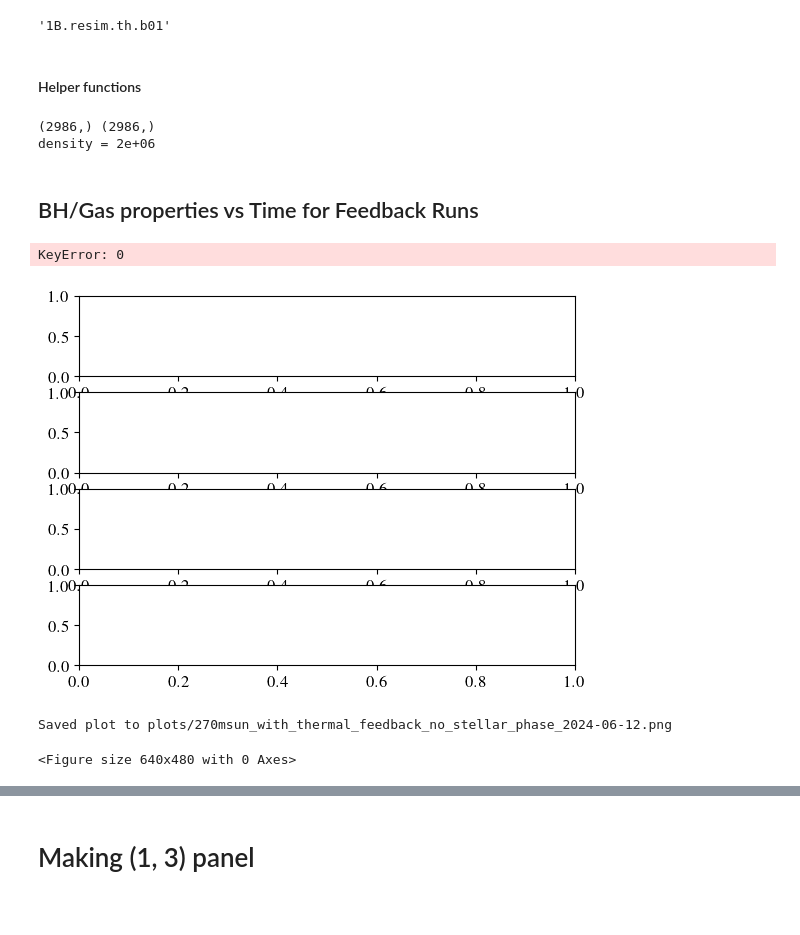
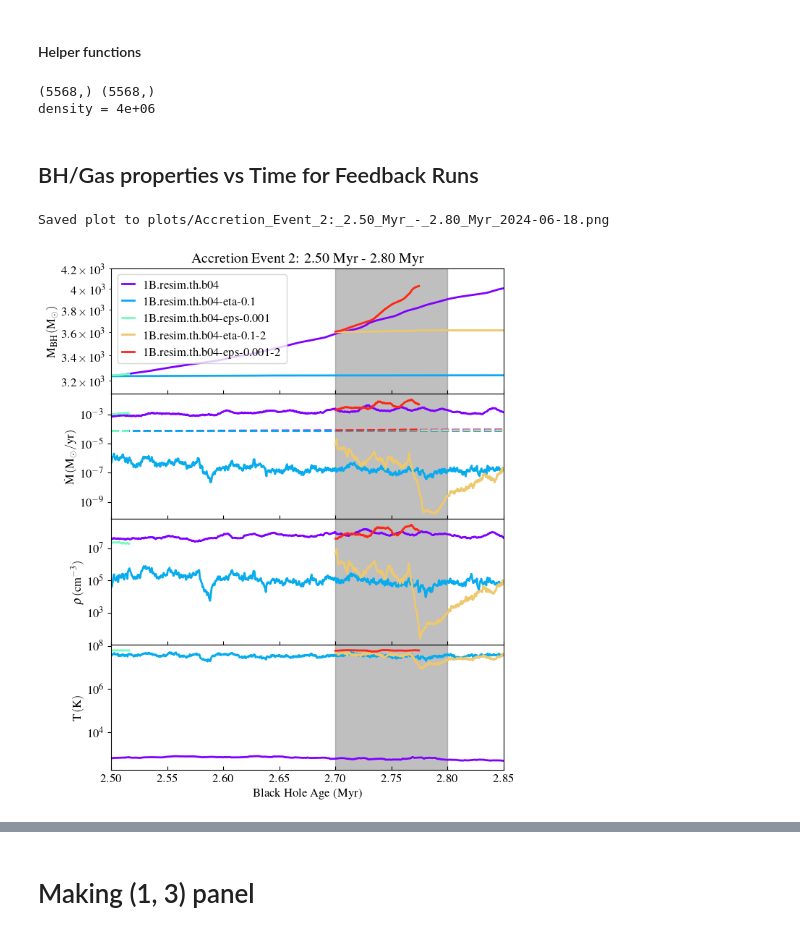
Before and after one commit to simonetgordon/smartstar_simulation_analysis, a Jupyter notebook: python_scripts/csv-data-plotting/plot_mass_growth.ipynb, the cells around one changed output, grey strips where cells are left out. Cells and saved outputs as stored; diff of their text form; code cells hidden in the pictures.

```diff
--- a/python_scripts/csv-data-plotting/plot_mass_growth.ipynb
+++ b/python_scripts/csv-data-plotting/plot_mass_growth.ipynb
@@ -44,22 +22,3 @@ yt : [INFO     ] 2024-06-13 09:38:42,191 Parameters: hubble_constant           =
-# %%
-data_files = ['data_files/data-1B.RSb01-2.csv',
-              #'data_files/data-2B.RSb01.csv',
-              'data_files/data-1B.resim.th.b01.csv']
-
-def extract_filename_parts(file_paths):
-    extracted_parts = []
-    for path in file_paths:
-        # Extract the base name of the file (e.g., 'data-1B.resim.th.b01-3-eta-0.1.csv')
-        base_name = os.path.basename(path)
-        # Remove the prefix 'data-' and the file extension '.csv'
-        clean_name = base_name.replace('data-', '').rsplit('.', 1)[0]
-        extracted_parts.append(clean_name)
-    return extracted_parts
-
-label = extract_simulation_name_from_csv(data_files[1])
-label
-# %% [output]
-'1B.resim.th.b01'
 # %% [markdown]
 #### Helper functions
 # %%
@@ -130,19 +100,24 @@ window_size = 100
 setup_plot_env(fontsize, linewidth)
 num_subplots = 4
 #title = '270msun resimulated from 31.7 Myr with thermal feedback'
-title = '270msun with thermal feedback (no stellar phase)'
+title = 'Accretion Event 2: 2.50 Myr - 2.80 Myr'
 
 # Load the CSV file into a DataFrame
 data_files = [#'data_files/data-1B.RSb04.csv',
               #'data_files/data-2B.RSb01.csv',
               #'data_files/data-1B.resim.th.b01.csv'
-    'data_files/data-1B.resim.th.b01-3-eta-0.1.csv',
-    'data_files/data-1B.resim.th.b01-3-eta-0.01.csv',
-    #'data_files/data-fb-radius=10dx-eta-0.01.csv',
-    'data_files/data-fb-radius=20dx-eta-0.01.csv',
-    'data_files/data-1B.resim.th.b01-3-eps-0.001.csv',
-    'data_files/data-1B.resim.th.b01-3-eps-0.0001.csv',
-    'data_files/data-1B.RSb01-2.csv'
+    # 'data_files/data-1B.resim.th.b01-3-eta-0.1.csv',
+    # 'data_files/data-1B.resim.th.b01-3-eta-0.01.csv',
+    # 'data_files/data-fb-radius=10dx-eta-0.01.csv',
+    # 'data_files/data-fb-radius=20dx-eta-0.01.csv',
+    # 'data_files/data-1B.resim.th.b01-3-eps-0.001.csv',
+    # 'data_files/data-1B.resim.th.b01-3-eps-0.0001.csv',
+    # 'data_files/data-1B.RSb01-2.csv'
+    'data_files/data-1B.resim.th.b04.csv',
+    'data_files/data-1B.resim.th.b04-eta-0.1.csv',
+    'data_files/data-1B.resim.th.b04-eps-0.001.csv',
+    'data_files/data-1B.resim.th.b04-eta-0.1-2.csv',
+    'data_files/data-1B.resim.th.b04-eps-0.001-2.csv',
     # 'data_files/data-1B.RSb01-2.csv',
     # 'data_files/data-1B.th.bf128.csv',
     # 'data_files/data-1B.th.bf128-eps-0.01.csv',
@@ -172,8 +147,8 @@ print(f"density = {rho:.0e}")
 mh = 1.6735e-24 # hydrogen mass in g
 t_ff = dynamical_timescale_ff(rho*mh)/3.15576e13
 # %% [output]
-(2986,) (2986,)
-density = 2e+06
+(5568,) (5568,)
+density = 4e+06
 # %% [markdown]
 ## BH/Gas properties vs Time for Feedback Runs
 # %%
@@ -210,43 +185,47 @@ for j, data_file in enumerate(data_files):
 
 # Force x-axis ticks to appear on all subplots
 for i, ax in enumerate(axs):
     ax.tick_params(axis='x', which='both', bottom=True, top=False, labelbottom=True, direction="in")
-    ax.set_xlim([31.70, 31.95]) # set xlim
+    ax.set_xlim([2.50, 2.85]) # set xlim [31.70, 31.95], [2.50, 2.85] for accretion event 2
     ax.set_xticklabels([]) if i < 3 else None
+
+# Add shaded region for 'Accretion Event'
+for ax in axs:
+    ax.axvspan(2.70, 2.80, color='gray', alpha=0.5)
+#axs[0].text(2.75, 0.66*axs[0].get_ylim()[1], 'Accretion Event', horizontalalignment='center', verticalalignment='center')
 
 # Set y-axis limits
 axs[0].set_yscale('log')
 axs[1].set_yscale('log')
 axs[2].set_yscale('log')
 axs[3].set_yscale('log')
-axs[0].set_ylim([6.02e4, 6.15e4])
-axs[2].set_ylim([5e4, 1e7])
+axs[0].set_ylim([3.1e3, 4.2e3]) # 6.02e4, 6.15e4, 2.2e3, 5e3
+# axs[2].set_ylim([5e4, 1e7])
 
 # Set labels
 axs[0].set_ylabel(r"$\rm M_{BH} \, (M_{\odot})$", fontdict=None)
 axs[1].set_ylabel(r"$\rm \dot{M} \, (M_{\odot}/yr)$", fontdict=None)
 axs[2].set_ylabel(r"$\rm \rho \, (cm^{-3})$", fontdict=None)
 axs[3].set_ylabel(r"$\rm T \, (K)$", fontdict=None)
 if age_units == "t_cs":
     axs[-1].set_xlabel(r'$t_{{c_s}} (t_{{c_s}} = {:.0e}$ Myr, line \ {})'.format(t_cs.mean(), rho_index+1), fontdict=None)
 elif age_units == "t_ff":
     axs[-1].set_xlabel(r'$t_{{ff}} (\rho = {:.0e}, line \ {})$'.format(rho, rho_index+1), fontdict=None)
 else:
     axs[-1].set_xlabel('Black Hole Age (Myr)', fontdict=None)
 
 # legend and title
 axs[0].legend(fontsize=fontsize, ncol=1, loc="upper left", handlelength=1) # "lower right" for no-sn
 axs[0].set_title(title)
 fig.subplots_adjust(wspace=0, hspace=0)
 fig.set_size_inches(7, 9)
+
+SAVE = True
+if SAVE:
+    timestamp = datetime.datetime.now().strftime("%Y-%m-%d")
+    figname = title.replace(' ', '_').replace('(', '').replace(')', '') + f"_{timestamp}"
+    plt.savefig(f'plots/{figname}.png', dpi=300, bbox_inches='tight')
+    print(f"Saved plot to plots/{figname}.png")
 # %% [output]
-KeyError: 0
+Saved plot to plots/Accretion_Event_2:_2.50_Myr_-_2.80_Myr_2024-06-18.png
-[figure, old version]
+[figure, new version]
-# %%
-timestamp = datetime.datetime.now().strftime("%Y-%m-%d")
-figname = title.replace(' ', '_').replace('(', '').replace(')', '') + f"_{timestamp}"
-plt.savefig(f'plots/{figname}.png', dpi=300, bbox_inches='tight')
-print(f"Saved plot to plots/{figname}.png")
-# %% [output]
-Saved plot to plots/270msun_with_thermal_feedback_no_stellar_phase_2024-06-12.png
-<Figure size 640x480 with 0 Axes>
```
Also changed, not shown: parts of 20 cells of this notebook.
